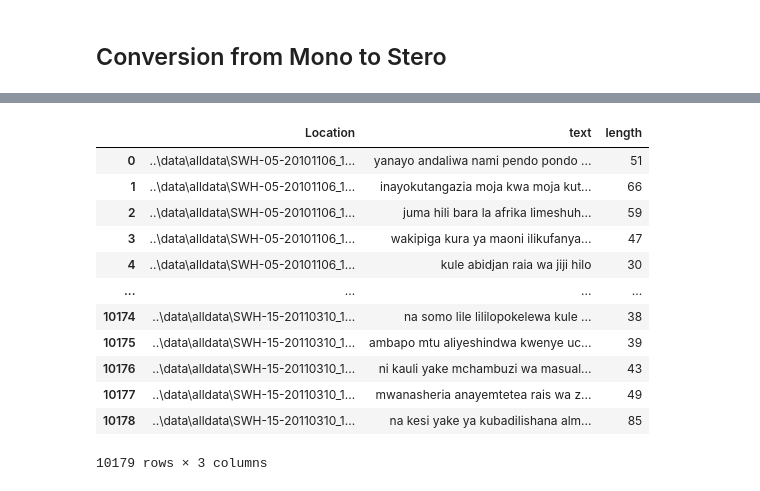
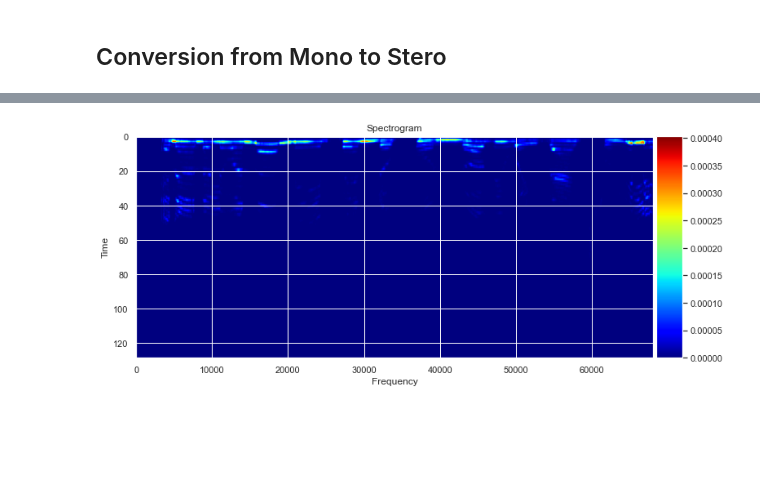
Before and after one commit to Blvisse/Speech-Recognition, a Jupyter notebook: notebooks/African-Speech-Pre-Process.ipynb, the cells around one changed output, grey strips where cells are left out. Cells and saved outputs as stored; diff of their text form; code cells hidden in the pictures; blank space fills up the shorter version.

```diff
--- a/notebooks/African-Speech-Pre-Process.ipynb
+++ b/notebooks/African-Speech-Pre-Process.ipynb
@@ -145,0 +238,15 @@ FileNotFoundError: [Errno 2] No such file or directory: '..\\data\\alldata\\SWH-
+# %%
+resample=[]
+
+for recordings in data['Location']:
+    samples,sample_rate=librosa.load(recordings)
+    samples=librosa.resample(samples,sample_rate,8000)
+    resample.append(samples)
+# %%
+resampledd={}
+counter=0
+for recordings in data['Location']:
+    samples,sample_rate=librosa.load(recordings)
+    samples=librosa.resample(samples,sample_rate,8000)
+    resampledd[recordings]=[samples,data['text'][counter]]
+    counter+=1
@@ -145,0 +255,3 @@ FileNotFoundError: [Errno 2] No such file or directory: '..\\data\\alldata\\SWH-
+# %%
+data_master=pd.DataFrame.from_dict(resampledd, orient ='index')
+data_master=data_master.reset_index()
@@ -145,0 +278,3 @@ FileNotFoundError: [Errno 2] No such file or directory: '..\\data\\alldata\\SWH-
+# %%
+data_master.columns=['wav_file','samples','text']
+data_master['duration']=recording_duration
@@ -146,16 +297,4 @@ FileNotFoundError: [Errno 2] No such file or directory: '..\\data\\alldata\\SWH-
 # %%
-data
+audio.plot_spectogram(data_master['wav_file'][0])
 # %% [output]
-|  | Location | text | length |
-| 0 | ..\data\alldata\SWH-05-20101106_1... | yanayo andaliwa nami pendo pondo ... | 51 |
-| 1 | ..\data\alldata\SWH-05-20101106_1... | inayokutangazia moja kwa moja kut... | 66 |
-| 2 | ..\data\alldata\SWH-05-20101106_1... | juma hili bara la afrika limeshuh... | 59 |
-| 3 | ..\data\alldata\SWH-05-20101106_1... | wakipiga kura ya maoni ilikufanya... | 47 |
-| 4 | ..\data\alldata\SWH-05-20101106_1... | kule abidjan raia wa jiji hilo | 30 |
-| ... | ... | ... | ... |
-| 10174 | ..\data\alldata\SWH-15-20110310_1... | na somo lile lililopokelewa kule ... | 38 |
-| 10175 | ..\data\alldata\SWH-15-20110310_1... | ambapo mtu aliyeshindwa kwenye uc... | 39 |
-| 10176 | ..\data\alldata\SWH-15-20110310_1... | ni kauli yake mchambuzi wa masual... | 43 |
-| 10177 | ..\data\alldata\SWH-15-20110310_1... | mwanasheria anayemtetea rais wa z... | 49 |
-| 10178 | ..\data\alldata\SWH-15-20110310_1... | na kesi yake ya kubadilishana alm... | 85 |
-10179 rows × 3 columns
+[figure, added]
```
Also changed, not shown: parts of 27 cells of this notebook.
